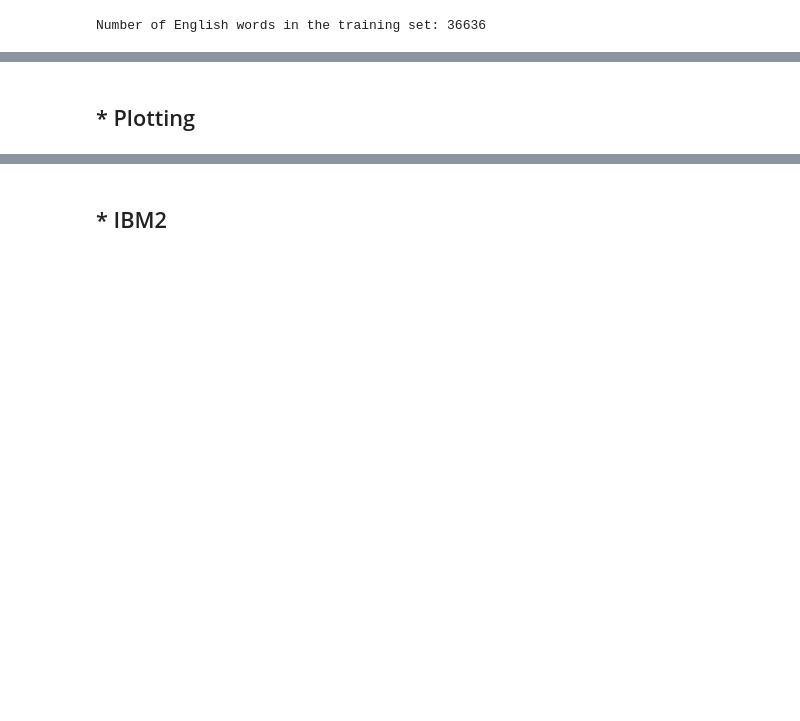
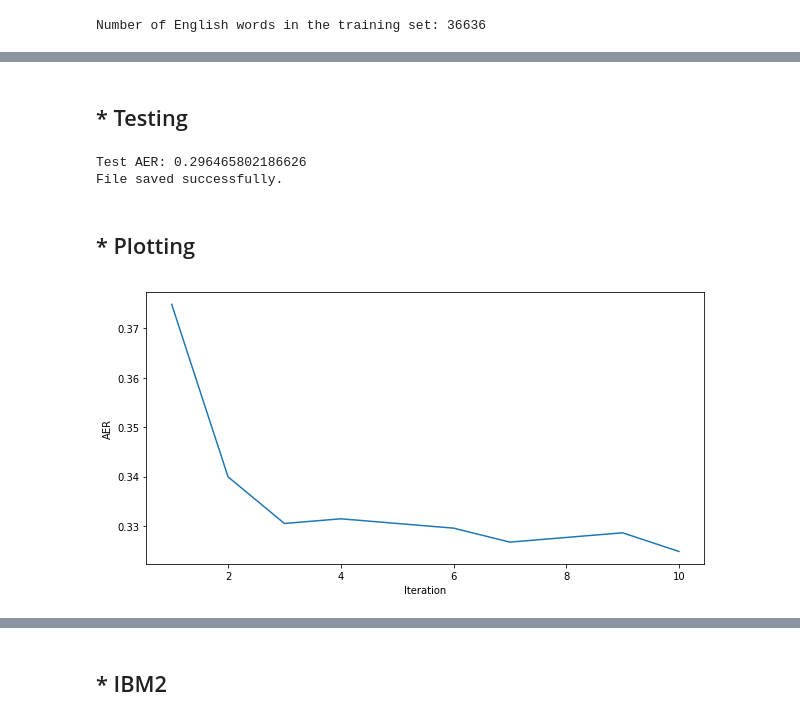
Before and after one commit to jamie0725/Natural-Language-Processing-2, a Jupyter notebook: week1/ibm_models.ipynb, the cells around one changed output, grey strips where cells are left out. Cells and saved outputs as stored; diff of their text form; code cells hidden in the pictures; blank space fills up the shorter version.

```diff
--- a/week1/ibm_models.ipynb
+++ b/week1/ibm_models.ipynb
@@ -103,7 +106,7 @@ def get_loglikelihood(en_train, fr_train, theta):
         cleaned_fr_n = fr_train[n]
         len_fr_n = len(cleaned_fr_n)
 
-        loglikelihood_n = np.log(len_fr_n/len_en_n) + len_fr_n*np.log(1/(len_en_n+1))
+        loglikelihood_n = np.log(len_fr_n/len_en_n) + len_fr_n * np.log(1/len_en_n)
         for fr_word in cleaned_fr_n: # every french word
             # find the english word that maximize p(fr/en)
             max_p_fe = 0
@@ -118,7 +121,7 @@ def get_loglikelihood(en_train, fr_train, theta):
 # %% [markdown]
 ## * Compute AER
 # %%
-def compute_aer(en_data, fr_data, theta):
+def compute_aer(en_data, fr_data, path, theta):
     # compute AER score for the given data
     predictions = []
     for s in range(len(en_data)):
@@ -153,13 +155,7 @@ def export_naacl(predictions, filename):
 # %%
-def init_1():
-    return Decimal(0)
-
-def init_2():
-    return defaultdict(init_1)
-
 def init_theta(en_train, fr_train):
     # initialize theta
-    theta = defaultdict(init_2)
+    theta = defaultdict(lambda: defaultdict(lambda: Decimal(0)))
     N = len(en_train)
     for n in range(N):
         cleaned_en_n = en_train[n]
@@ -225,5 +211,5 @@ def train_EM(en_train, fr_train, theta, en_val, fr_val, en_test, fr_test, K):
     return theta, AER, t_log, iteration
 # %%
-theta_10, AER, t_log, iteration = train_EM(en_train, fr_train, theta, en_val, fr_val, en_test, fr_test, K=10)
+theta_10, AER, t_log, iteration = train_EM(en_train, fr_train, theta, en_val, fr_val, en_test, fr_test, path_val, K=10)
 # %% [output]
 Iteration 0:
@@ -233,9 +232,22 @@ Iteration 1:
+# %% [markdown]
+## * Testing
+# %%
+aer_test, test_alignment = compute_aer(en_test, fr_test, path_test, theta_10)
+print('Test AER:', aer_test)
+export_naacl(test_alignment, 'result/ibm1.mle')
+print('File saved successfully.')
+# %% [output]
+Test AER: 0.296465802186626
+File saved successfully.
 # %% [markdown]
 ## * Plotting
 # %%
-plt.plot(iteration, AER, figsize=(10,5))
-xlabel('Iteration')
-ylabel('AER')
+aer_ibm1 = plt.figure(figsize = (10, 5))
+plt.plot(iteration, AER)
+plt.xlabel('Iteration')
+plt.ylabel('AER')
 plt.show()
-savefig('AER-IBM1.eps')
+aer_ibm1.savefig('./result/aer-IBM1.eps')
+# %% [output]
+[figure, added]
 # %%
```
Also changed, not shown: parts of 9 cells of this notebook, 6 other files.
